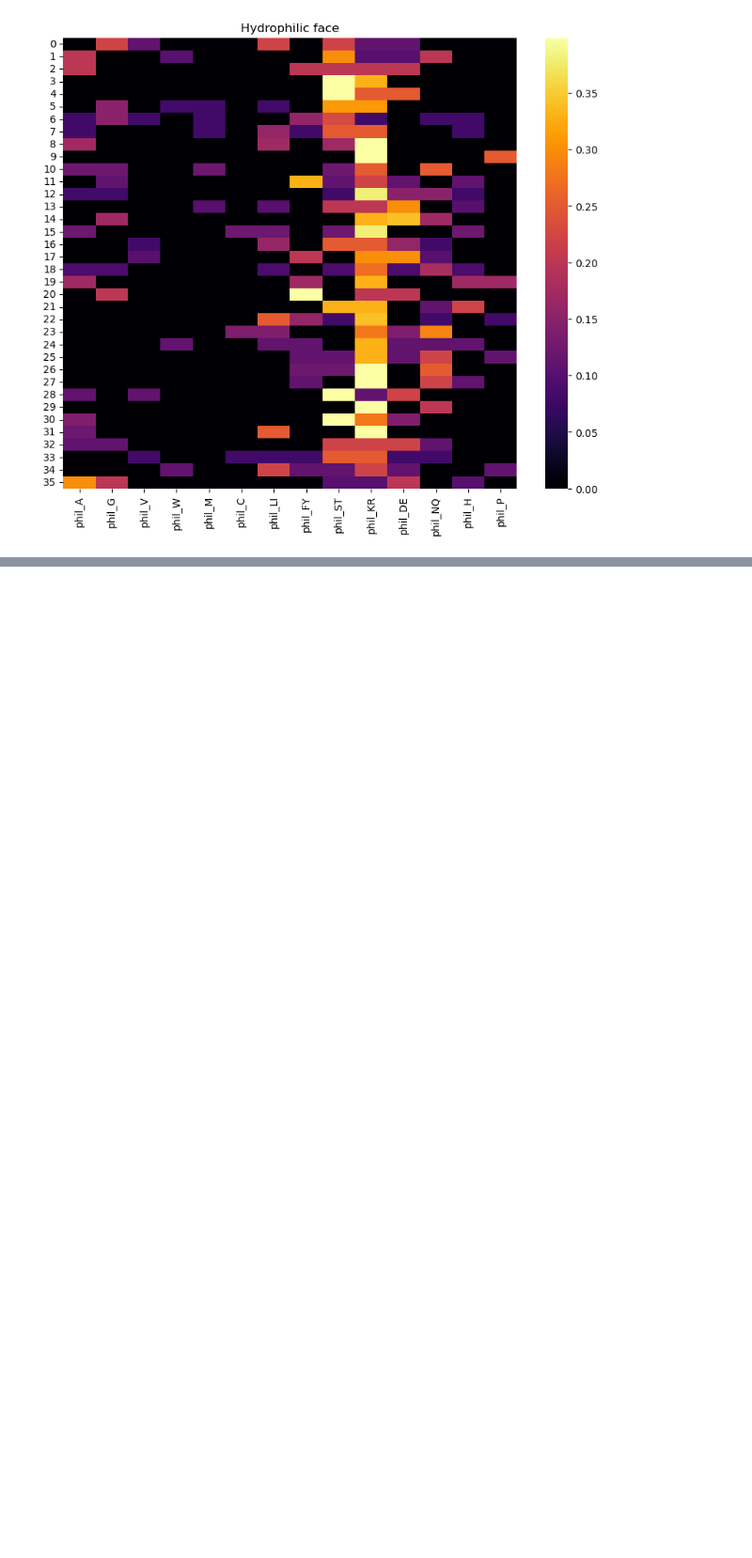
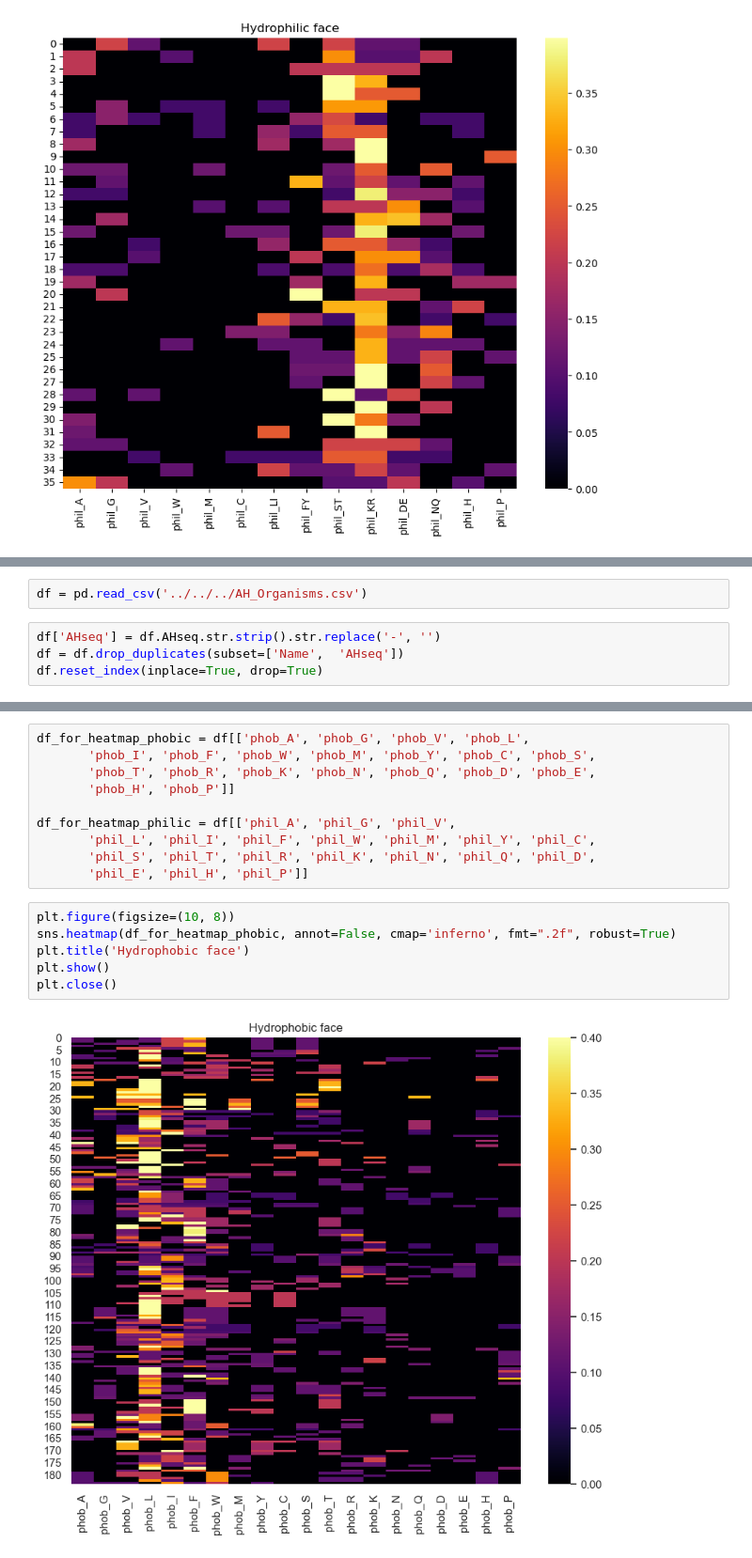
Before and after one commit to shokenlee/AH_AAcomposition, a Jupyter notebook: AHcomp.ipynb, the cells around one changed output, grey strips where cells are left out. Shown at 94% size. Drawn from its saved outputs; the diff is of its cells as text; blank space fills up the shorter version.

```diff
--- a/AHcomp.ipynb
+++ b/AHcomp.ipynb
@@ -119,0 +120,6 @@ plt.close()
+# %%
+df = pd.read_csv('../../../AH_Organisms.csv')
+# %%
+df['AHseq'] = df.AHseq.str.strip().str.replace('-', '')
+df = df.drop_duplicates(subset=['Name',  'AHseq'])
+df.reset_index(inplace=True, drop=True)
@@ -119,0 +196,18 @@ plt.close()
+# %%
+df_for_heatmap_phobic = df[['phob_A', 'phob_G', 'phob_V', 'phob_L',
+       'phob_I', 'phob_F', 'phob_W', 'phob_M', 'phob_Y', 'phob_C', 'phob_S',
+       'phob_T', 'phob_R', 'phob_K', 'phob_N', 'phob_Q', 'phob_D', 'phob_E',
+       'phob_H', 'phob_P']]
+
+df_for_heatmap_philic = df[['phil_A', 'phil_G', 'phil_V',
+       'phil_L', 'phil_I', 'phil_F', 'phil_W', 'phil_M', 'phil_Y', 'phil_C',
+       'phil_S', 'phil_T', 'phil_R', 'phil_K', 'phil_N', 'phil_Q', 'phil_D',
+       'phil_E', 'phil_H', 'phil_P']]
+# %%
+plt.figure(figsize=(10, 8))
+sns.heatmap(df_for_heatmap_phobic, annot=False, cmap='inferno', fmt=".2f", robust=True)
+plt.title('Hydrophobic face')
+plt.show()
+plt.close()
+# %% [output]
+[figure, added]
```
Also changed, not shown: parts of 8 cells of this notebook.
